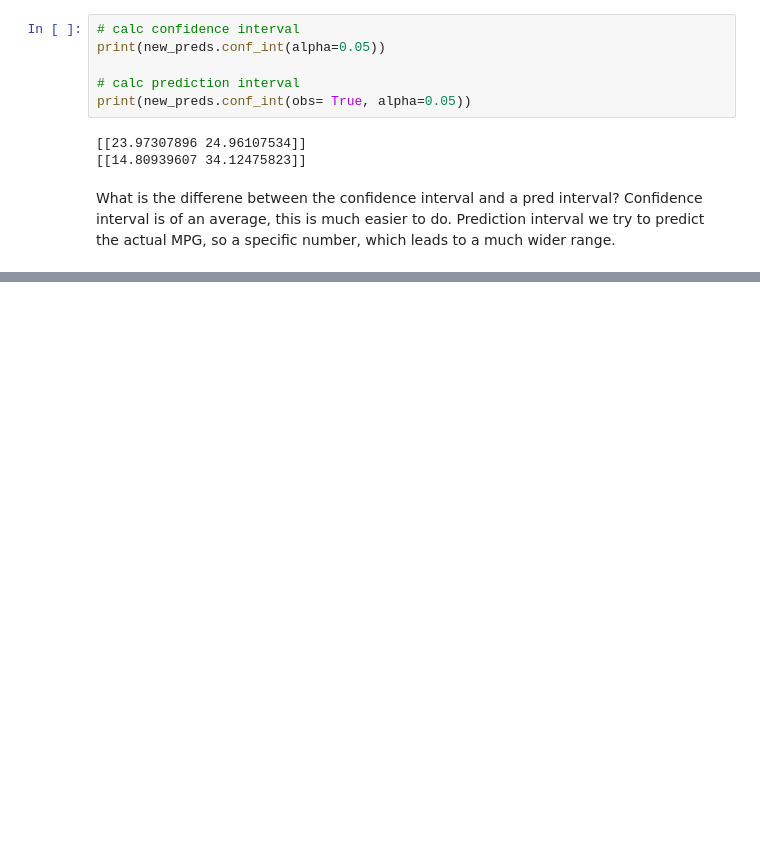
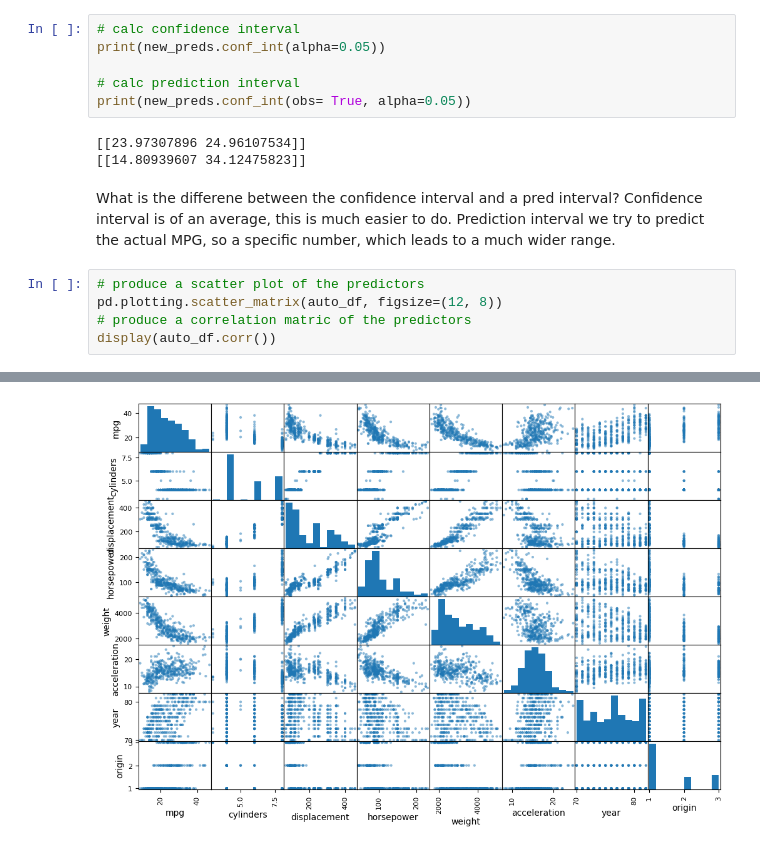
Before and after one commit to jrippert-hub/stats, a Jupyter notebook: chap3.ipynb, the cells around one changed output, grey strips where cells are left out. Saved outputs shown, nothing was run; the diff lists cells and outputs as text; blank space fills up the shorter version.

```diff
--- a/chap3.ipynb
+++ b/chap3.ipynb
@@ -461,3 +463,9 @@ print(new_preds.conf_int(obs= True, alpha=0.05))
 # %% [markdown]
 What is the differene between the confidence interval and a pred interval?
 Confidence interval is of an average, this is much easier to do. Prediction interval we try to predict the actual MPG, so a specific number, which leads to a much wider range.
+# %%
+# produce a scatter plot of the predictors
+pd.plotting.scatter_matrix(auto_df, figsize=(12, 8))
+# produce a correlation matric of the predictors
+display(auto_df.corr())
+# %% [output]
@@ -463,0 +481 @@ Confidence interval is of an average, this is much easier to do. Prediction inte
+[figure, added]
```
Also changed, not shown: parts of 8 cells of this notebook.
